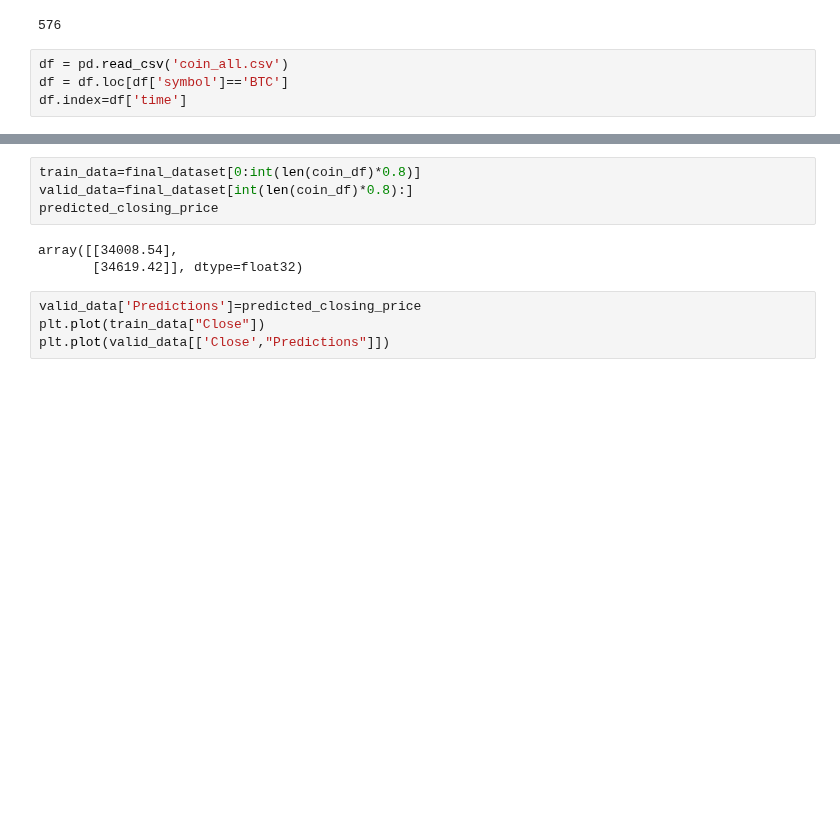
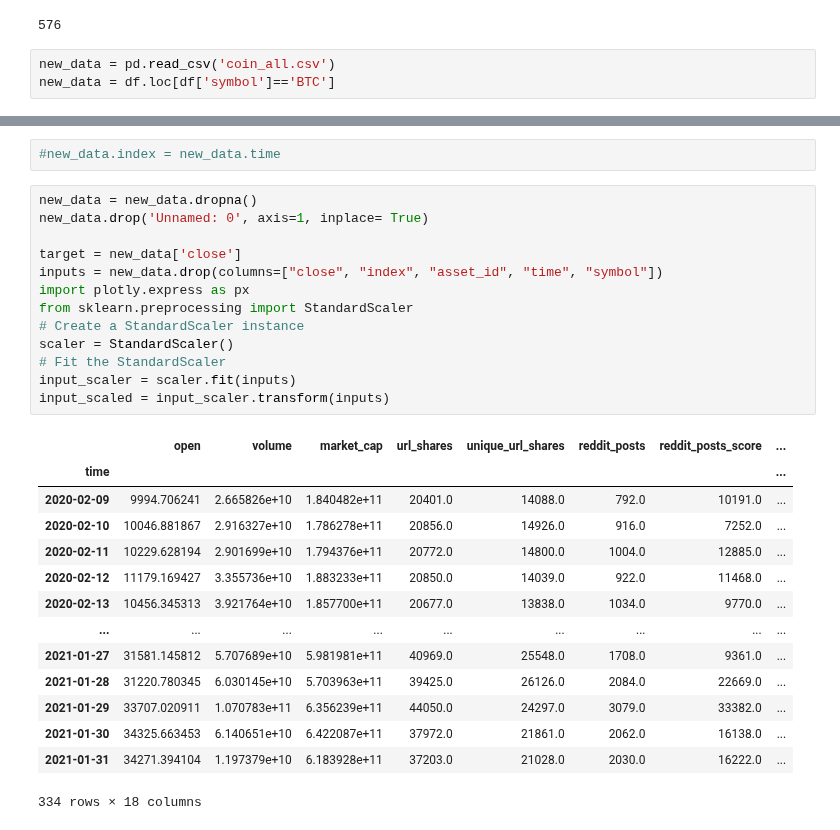
Before and after one commit to kanggg007/Cyptocurrency_project, a Jupyter notebook: Dashboard/data.ipynb, the cells around one changed output, grey strips where cells are left out. Saved outputs shown, nothing was run; the diff lists cells and outputs as text; blank space fills up the shorter version.

```diff
--- a/Dashboard/data.ipynb
+++ b/Dashboard/data.ipynb
@@ -260,6 +260,5 @@ int(len(new_df)*0.8)
 # %% [output]
 576
 # %%
-df = pd.read_csv('coin_all.csv')
-df = df.loc[df['symbol']=='BTC']
-df.index=df['time']
+new_data = pd.read_csv('coin_all.csv')
+new_data = df.loc[df['symbol']=='BTC']
@@ -333,11 +265,30 @@ WARNING:tensorflow:Model was constructed with shape (None, 10, 1) for input Kera
-# %%
-train_data=final_dataset[0:int(len(coin_df)*0.8)]
-valid_data=final_dataset[int(len(coin_df)*0.8):]
-predicted_closing_price
-# %% [output]
-array([[34008.54],
-       [34619.42]], dtype=float32)
-# %%
-valid_data['Predictions']=predicted_closing_price
-plt.plot(train_data["Close"])
-plt.plot(valid_data[['Close',"Predictions"]])
+# %%
+#new_data.index = new_data.time
+# %%
+new_data = new_data.dropna()
+new_data.drop('Unnamed: 0', axis=1, inplace= True)
+
+target = new_data['close']
+inputs = new_data.drop(columns=["close", "index", "asset_id", "time", "symbol"])
+import plotly.express as px
+from sklearn.preprocessing import StandardScaler
+# Create a StandardScaler instance
+scaler = StandardScaler()
+# Fit the StandardScaler
+input_scaler = scaler.fit(inputs)
+input_scaled = input_scaler.transform(inputs)
+# %% [output]
+|  | open | volume | market_cap | url_shares | unique_url_shares | reddit_posts | reddit_posts_score | ... |
+| time |  |  |  |  |  |  |  | ... |
+| 2020-02-09 | 9994.706241 | 2.665826e+10 | 1.840482e+11 | 20401.0 | 14088.0 | 792.0 | 10191.0 | ... |
+| 2020-02-10 | 10046.881867 | 2.916327e+10 | 1.786278e+11 | 20856.0 | 14926.0 | 916.0 | 7252.0 | ... |
+| 2020-02-11 | 10229.628194 | 2.901699e+10 | 1.794376e+11 | 20772.0 | 14800.0 | 1004.0 | 12885.0 | ... |
+| 2020-02-12 | 11179.169427 | 3.355736e+10 | 1.883233e+11 | 20850.0 | 14039.0 | 922.0 | 11468.0 | ... |
+| 2020-02-13 | 10456.345313 | 3.921764e+10 | 1.857700e+11 | 20677.0 | 13838.0 | 1034.0 | 9770.0 | ... |
+| ... | ... | ... | ... | ... | ... | ... | ... | ... |
+| 2021-01-27 | 31581.145812 | 5.707689e+10 | 5.981981e+11 | 40969.0 | 25548.0 | 1708.0 | 9361.0 | ... |
+| 2021-01-28 | 31220.780345 | 6.030145e+10 | 5.703963e+11 | 39425.0 | 26126.0 | 2084.0 | 22669.0 | ... |
+| 2021-01-29 | 33707.020911 | 1.070783e+11 | 6.356239e+11 | 44050.0 | 24297.0 | 3079.0 | 33382.0 | ... |
+| 2021-01-30 | 34325.663453 | 6.140651e+10 | 6.422087e+11 | 37972.0 | 21861.0 | 2062.0 | 16138.0 | ... |
+| 2021-01-31 | 34271.394104 | 1.197379e+10 | 6.183928e+11 | 37203.0 | 21028.0 | 2030.0 | 16222.0 | ... |
+334 rows × 18 columns
```
Also changed, not shown: parts of 12 cells of this notebook, 1 other file.
